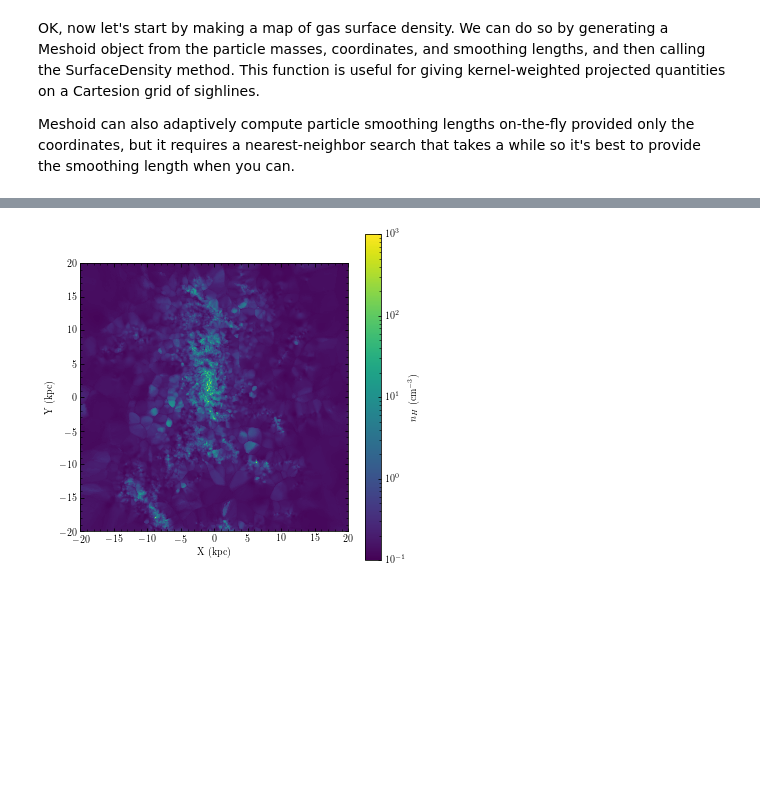
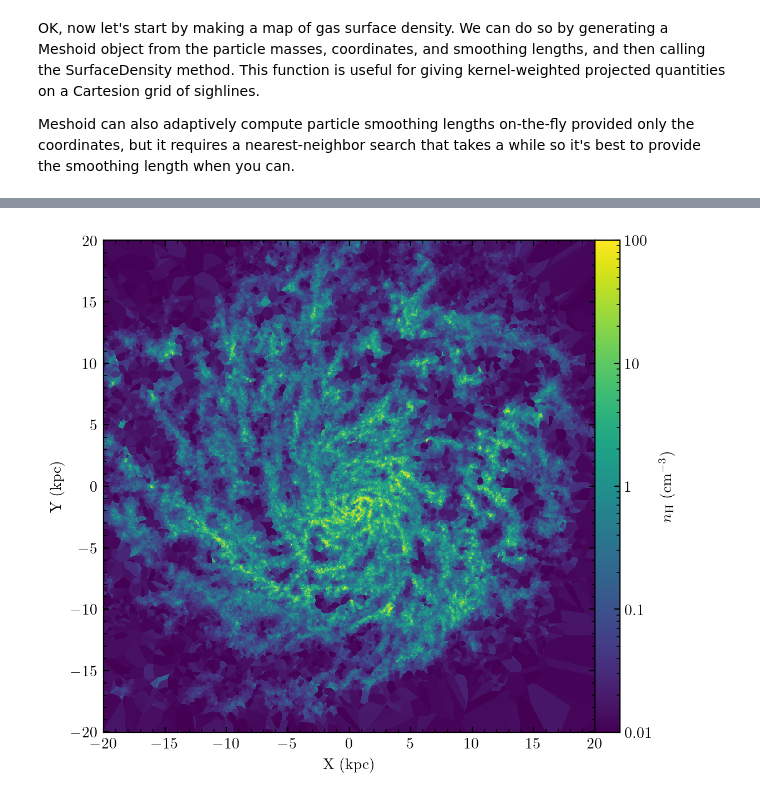
Before and after one commit to mikegrudic/meshoid, a Jupyter notebook: examples/MeshoidTest.ipynb, the cells around one changed output, grey strips where cells are left out. Cells and saved outputs as stored; diff of their text form; code cells hidden in the pictures; blank space fills up the shorter version.

```diff
--- a/examples/MeshoidTest.ipynb
+++ b/examples/MeshoidTest.ipynb
@@ -29,20 +31,44 @@ pos, mass, hsml, v = pos[radius_cut], pdata["Masses"][radius_cut], pdata["Smooth
+# %%
+# do centering
+pos = pdata["Coordinates"]
+center = np.median(pos,axis=0)
+pos -= center
+
+# do radius cut
+MAX_RADIUS = 40.
+radius_cut = np.sum(pos*pos,axis=1) < MAX_RADIUS * MAX_RADIUS
+pos, mass, hsml, v, rho = pos[radius_cut], pdata["Masses"][radius_cut], pdata["SmoothingLength"][radius_cut], pdata["Velocities"][radius_cut], pdata["Density"][radius_cut]
+center_new = np.average(pos,axis=0,weights=mass) # now do another re-centering
+center += center_new
+pos -= center_new
+
+# now get the principal axes - eigenvectors of the second mass moment matrix
+cov_pos = np.cov(pos.T, aweights=mass)
+w, coordinate_basis = np.linalg.eigh(cov_pos)
+coordinate_basis = coordinate_basis[:,w.argsort()[::-1]] # sort so the smallest moment axis is the last = z-axis
+pos = pos @ coordinate_basis # dot product with each basis vector to get coordinates in new basis
 # %% [markdown]
 OK, now let's start by making a map of gas surface density. We can do so by generating a Meshoid object from the particle masses, coordinates, and smoothing lengths, and then calling the SurfaceDensity method. This function is useful for giving kernel-weighted projected quantities on a Cartesion grid of sighlines.
 
 Meshoid can also adaptively compute particle smoothing lengths on-the-fly provided only the coordinates, but it requires a nearest-neighbor search that takes a while so it's best to provide the smoothing length when you can.
 # %%
 import matplotlib.colors as colors
+from mpl_toolkits.axes_grid1 import make_axes_locatable
+
 M = Meshoid(pos, mass, hsml)
 rmax = 20
-res = 800
+res = 1024
 X = Y = np.linspace(-rmax, rmax, res)
-X, Y = np.meshgrid(X, Y)
+X, Y = np.meshgrid(X, Y, indexing='ij')
 fig, ax = plt.subplots(figsize=(6,6))
 sigma_gas_msun_pc2 = M.SurfaceDensity(M.m,center=np.array([0,0,0]),size=40.,res=res)*1e4
 p = ax.pcolormesh(X, Y, sigma_gas_msun_pc2, norm=colors.LogNorm(vmin=.1,vmax=1e3))
+divider = make_axes_locatable(ax)
+cax = divider.append_axes("right", size="5%", pad=0.0)
+fig.colorbar(p,label=r"$\Sigma_{\rm gas}$ $(\rm M_\odot\,pc^{-2})$",pad=0,cax=cax)
 ax.set_aspect('equal')
-fig.colorbar(p,label=r"$\Sigma_{gas}$ $(\rm M_\odot\,pc^{-2})$")
 ax.set_xlabel("X (kpc)")
 ax.set_ylabel("Y (kpc)")
+plt.tight_layout(h_pad=1)
 plt.show()
 # %% [output]
@@ -52,11 +78,15 @@ Now let's look at the 3D gas density in a slice through the galaxy, using the Sl
 # %%
 fig, ax = plt.subplots(figsize=(6,6))
-density_slice_nHcgs = M.Slice(M.Density(),center=np.array([0,0,0]),size=40.,res=res) * 300
-p = ax.pcolormesh(X, Y, density_slice_nHcgs, norm=colors.LogNorm(vmin=.1,vmax=1e3))
+density_slice_nHcgs = M.Slice(rho,center=np.array([0,0,0]),size=40.,res=res, order=0) * RHO_TO_NH
+# alternative to try: default linear reconstruction of log rho to avoid overshoot to negative density
+#density_slice_nHcgs = 10**M.Slice(np.log10(rho),center=np.array([0,0,0]),size=40.,res=res) * RHO_TO_NH
+p = ax.pcolormesh(X, Y, density_slice_nHcgs,norm=colors.LogNorm(vmin=.01,vmax=1e2))
 ax.set_aspect('equal')
-fig.colorbar(p,label=r"$n_H$ $(\rm cm^{-3})$")
+divider = make_axes_locatable(ax)
+cax = divider.append_axes("right", size="5%", pad=0.0)
+fig.colorbar(p,label=r"$n_{\rm H}$ $(\rm cm^{-3})$",cax=cax)
 ax.set_xlabel("X (kpc)")
 ax.set_ylabel("Y (kpc)")
 plt.show()
 # %% [output]
-[figure, old version]
+[figure, new version]
```
Also changed, not shown: parts of 16 cells of this notebook, 10 other files.
